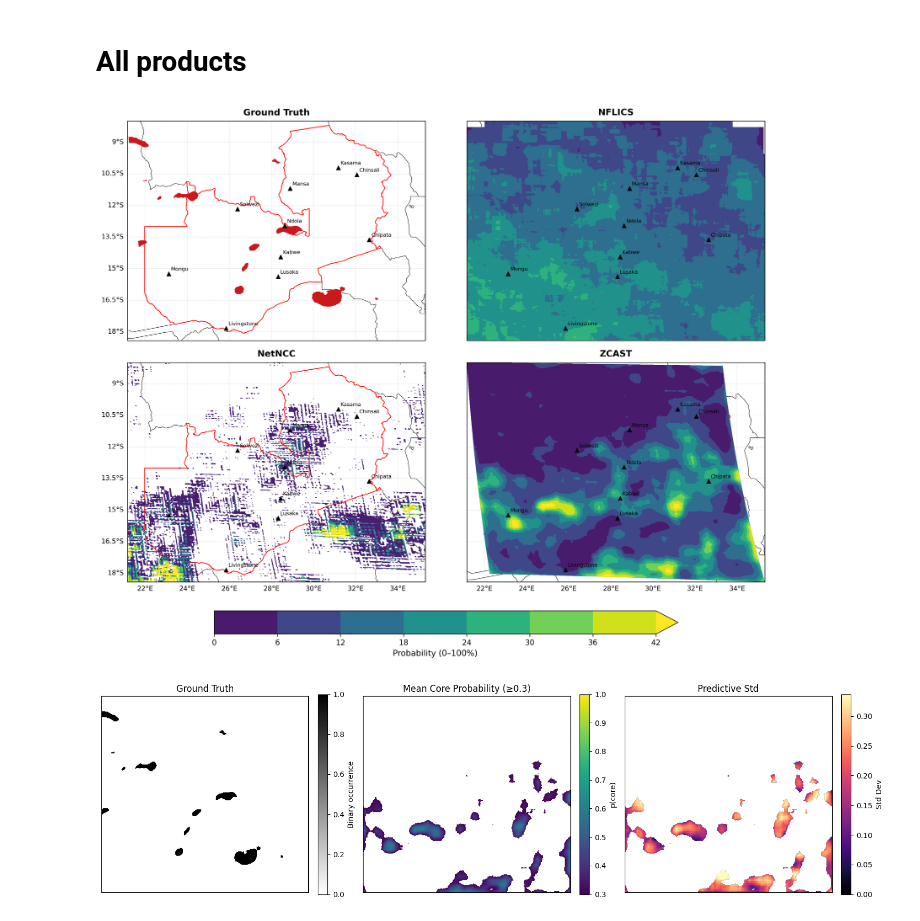
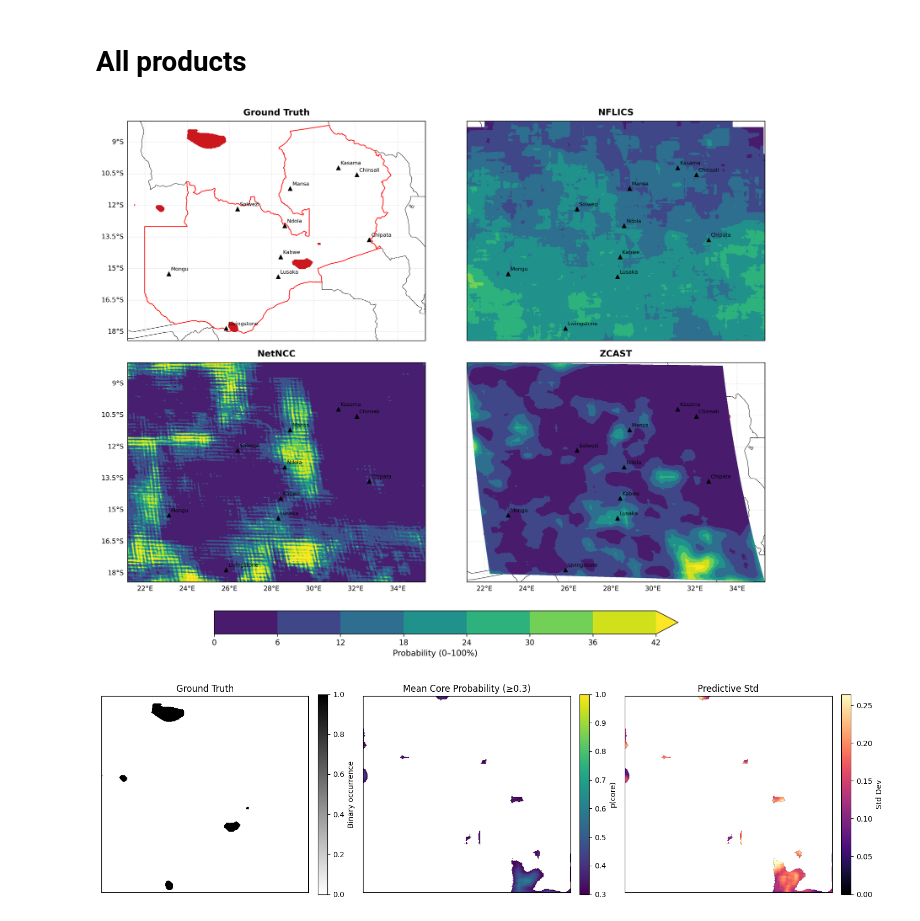
Before and after one commit to mendrika-mdg/Zambia-Intercomparison, a Jupyter notebook: notebooks/preparation/zambia-plotting-nowcasts-ensemble-hybrid.ipynb, the cells around one changed output. Saved outputs shown, nothing was run; the diff lists cells and outputs as text; code cells hidden in the pictures.

```diff
--- a/notebooks/preparation/zambia-plotting-nowcasts-ensemble-hybrid.ipynb
+++ b/notebooks/preparation/zambia-plotting-nowcasts-ensemble-hybrid.ipynb
@@ -21,13 +21,13 @@ from zambia_ensemble_hybrid import Core2MapModel
 # %% [markdown]
 # Choose nowcast origin and lead time (in hour)
 # %%
-year = "2024"
+year = "2022"
 month = "01"
-day = "10"
-hour = "15"
+day = "14"
+hour = "13"
 minute = "00"
 # %%
-lead_time = 6
+lead_time = 2
 # %% [markdown]
 # Configurations
 # %% [markdown]
@@ -331,35 +337,35 @@ ax_gt = setup_ax(axes[0, 0], "Ground Truth", show_left=True, show_bottom=False)
 gt_masked = np.ma.masked_where(ground_truth <= 0, ground_truth)
 im1 = ax_gt.contourf(Zambia_lons, Zambia_lats, gt_masked,
                      transform=ccrs.PlateCarree(),
                      cmap="Reds", vmin=0, vmax=1, zorder=2)
 
 ax_nf = setup_ax(axes[0, 1], "NFLICS", show_left=False, show_bottom=False)
 NFLICS_masked = np.ma.masked_where(nflics <= 0, nflics)
 im2 = ax_nf.contourf(NFLICS_lons, NFLICS_lats, NFLICS_masked,
                      transform=ccrs.PlateCarree(),
                      cmap="viridis", extend="max", zorder=2)
 
 # --- Row 2: NetNCC (left) and Core2GridNet (right) ---
 ax_nc = setup_ax(axes[1, 0], "NetNCC", show_left=True, show_bottom=True)
 NetCC_masked = np.ma.masked_where(netncc <= 0, netncc)
-im3 = ax_nc.contourf(NetCC_lons, NetCC_lats, NetCC_masked,
+im3 = ax_nc.contourf(NetCC_lons, NetCC_lats, netncc,
                      transform=ccrs.PlateCarree(),
                      cmap="viridis", extend="max", zorder=2)
 
 ax_cg = setup_ax(axes[1, 1], "ZCAST", show_left=False, show_bottom=True)
 C2G_masked = np.ma.masked_where(mean_pred <= 0, mean_pred)
 im4 = ax_cg.contourf(Zambia_lons, Zambia_lats, C2G_masked.squeeze(0).squeeze(0),
                      transform=ccrs.PlateCarree(),
                      cmap="viridis", extend="max", zorder=2)
 
 # --- Shared colourbar across all panels ---
 cbar = fig.colorbar(im2, ax=axes.ravel().tolist(),
                     orientation="horizontal", shrink=0.7, pad=0.05)
 cbar.set_label("Probability (0–100%)", fontsize=11)
 
 plt.show()
 # %% [output]
-[figure, old version]
+[figure, new version]
 # %%
 # Prepare arrays
 mean_map = mean_pred.squeeze().cpu().numpy()
@@ -401,7 +407,7 @@ for ax in axes:
 plt.tight_layout()
 plt.show()
 # %% [output]
-[figure, old version]
+[figure, new version]
 # %%
 # --- Compute origin and valid time ---
 origin_dt = datetime(int(year), int(month), int(day), int(hour), int(minute))
```
Also changed, not shown: parts of 3 cells of this notebook, 5 other files.
